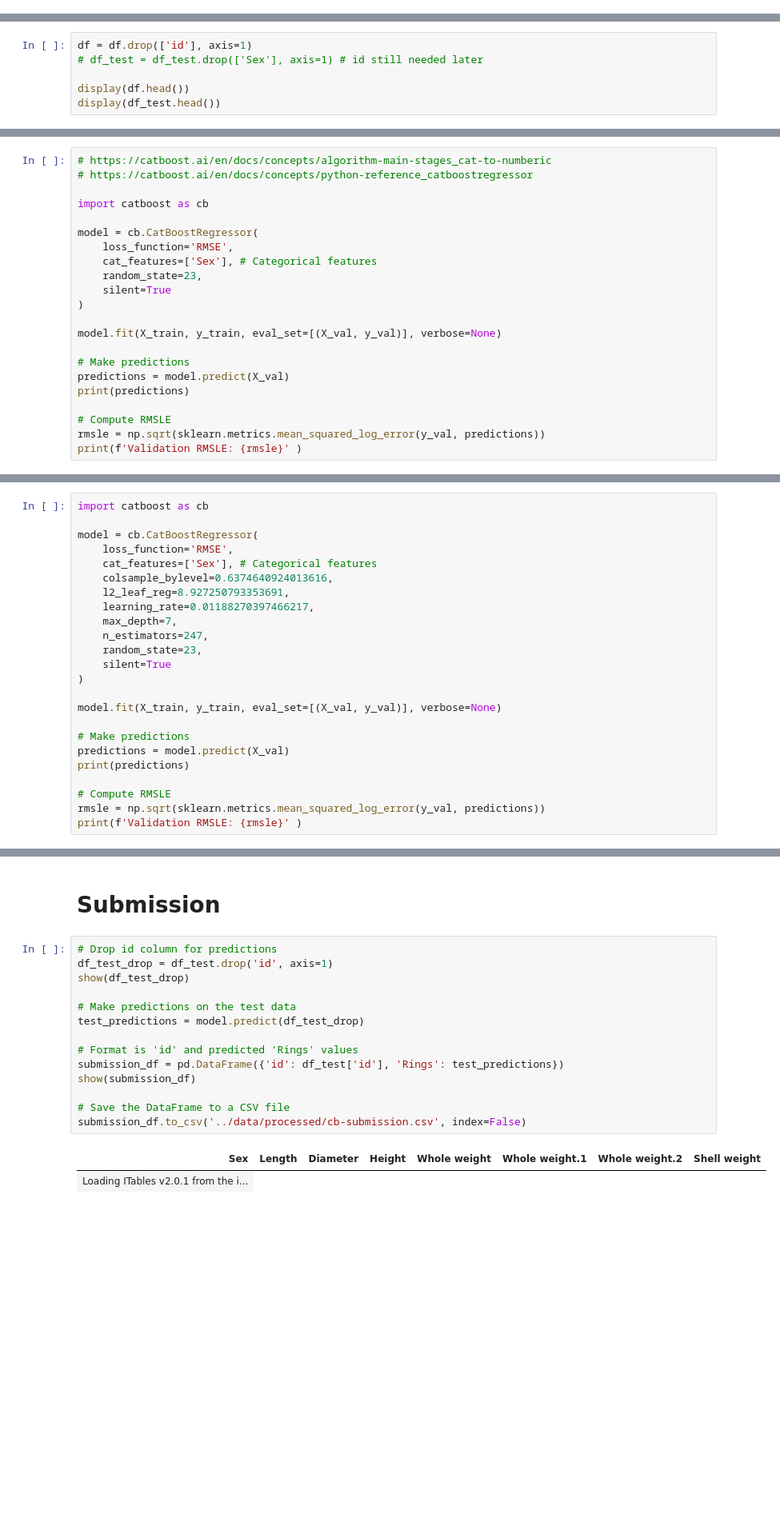
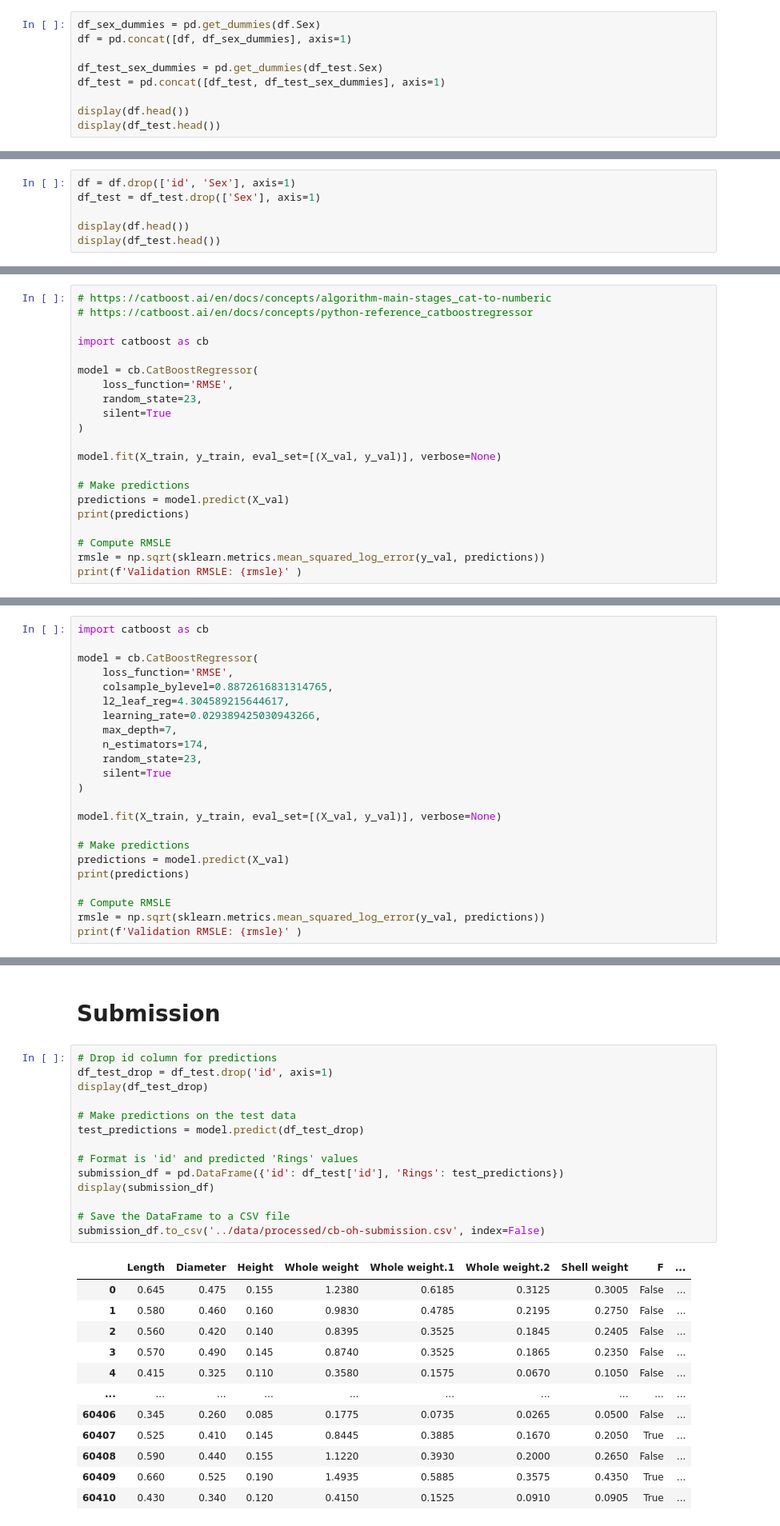
Before and after one commit to echung32/abalone-classifier, a Jupyter notebook: notebooks/2.0-ec-catboost.ipynb, the cells around one changed output, grey strips where cells are left out. Shown at 80% size. Cells and saved outputs as stored; diff of their text form; blank space fills up the shorter version.

```diff
--- a/notebooks/2.0-ec-catboost.ipynb
+++ b/notebooks/2.0-ec-catboost.ipynb
@@ -60,0 +63,9 @@ show(df_test)
+# %%
+df_sex_dummies = pd.get_dummies(df.Sex)
+df = pd.concat([df, df_sex_dummies], axis=1)
+
+df_test_sex_dummies = pd.get_dummies(df_test.Sex)
+df_test = pd.concat([df_test, df_test_sex_dummies], axis=1)
+
+display(df.head())
+display(df_test.head())
@@ -61,8 +85,8 @@ show(df_test)
 # %% [markdown]
 # Drop some features
 # %%
-df = df.drop(['id'], axis=1)
-# df_test = df_test.drop(['Sex'], axis=1) # id still needed later
+df = df.drop(['id', 'Sex'], axis=1)
+df_test = df_test.drop(['Sex'], axis=1)
 
 display(df.head())
 display(df_test.head())
@@ -151,7 +175,6 @@ import catboost as cb
 
 model = cb.CatBoostRegressor(
     loss_function='RMSE',
-    cat_features=['Sex'], # Categorical features
     random_state=23,
     silent=True
 )
@@ -229,12 +252,11 @@ import catboost as cb
 
 model = cb.CatBoostRegressor(
     loss_function='RMSE',
-    cat_features=['Sex'], # Categorical features
-    colsample_bylevel=0.6374640924013616,
-    l2_leaf_reg=8.927250793353691,
-    learning_rate=0.01188270397466217,
+    colsample_bylevel=0.8872616831314765,
+    l2_leaf_reg=4.304589215644617,
+    learning_rate=0.029389425030943266,
     max_depth=7,
-    n_estimators=247,
+    n_estimators=174,
     random_state=23,
     silent=True
 )
@@ -298,17 +322,27 @@ dtype: float64
 # %%
 # Drop id column for predictions
 df_test_drop = df_test.drop('id', axis=1)
-show(df_test_drop)
+display(df_test_drop)
 
 # Make predictions on the test data
 test_predictions = model.predict(df_test_drop)
 
 # Format is 'id' and predicted 'Rings' values
 submission_df = pd.DataFrame({'id': df_test['id'], 'Rings': test_predictions})
-show(submission_df)
+display(submission_df)
 
 # Save the DataFrame to a CSV file
-submission_df.to_csv('../data/processed/cb-submission.csv', index=False)
+submission_df.to_csv('../data/processed/cb-oh-submission.csv', index=False)
 # %% [output]
-| Sex | Length | Diameter | Height | Whole weight | Whole weight.1 | Whole weight.2 | Shell weight |
-| Loading ITables v2.0.1 from the i... |
+|  | Length | Diameter | Height | Whole weight | Whole weight.1 | Whole weight.2 | Shell weight | F | ... |
+| 0 | 0.645 | 0.475 | 0.155 | 1.2380 | 0.6185 | 0.3125 | 0.3005 | False | ... |
+| 1 | 0.580 | 0.460 | 0.160 | 0.9830 | 0.4785 | 0.2195 | 0.2750 | False | ... |
+| 2 | 0.560 | 0.420 | 0.140 | 0.8395 | 0.3525 | 0.1845 | 0.2405 | False | ... |
+| 3 | 0.570 | 0.490 | 0.145 | 0.8740 | 0.3525 | 0.1865 | 0.2350 | False | ... |
+| 4 | 0.415 | 0.325 | 0.110 | 0.3580 | 0.1575 | 0.0670 | 0.1050 | False | ... |
+| ... | ... | ... | ... | ... | ... | ... | ... | ... | ... |
+| 60406 | 0.345 | 0.260 | 0.085 | 0.1775 | 0.0735 | 0.0265 | 0.0500 | False | ... |
+| 60407 | 0.525 | 0.410 | 0.145 | 0.8445 | 0.3885 | 0.1670 | 0.2050 | True | ... |
+| 60408 | 0.590 | 0.440 | 0.155 | 1.1220 | 0.3930 | 0.2000 | 0.2650 | False | ... |
+| 60409 | 0.660 | 0.525 | 0.190 | 1.4935 | 0.5885 | 0.3575 | 0.4350 | True | ... |
+| 60410 | 0.430 | 0.340 | 0.120 | 0.4150 | 0.1525 | 0.0910 | 0.0905 | True | ... |
```
Also changed, not shown: parts of 12 cells of this notebook, 6 other files.
